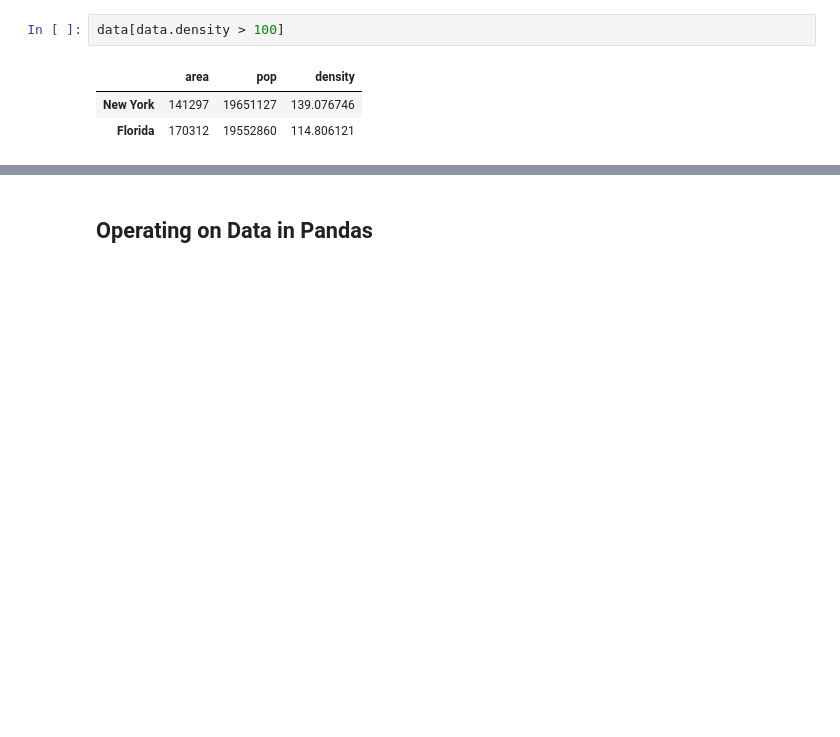
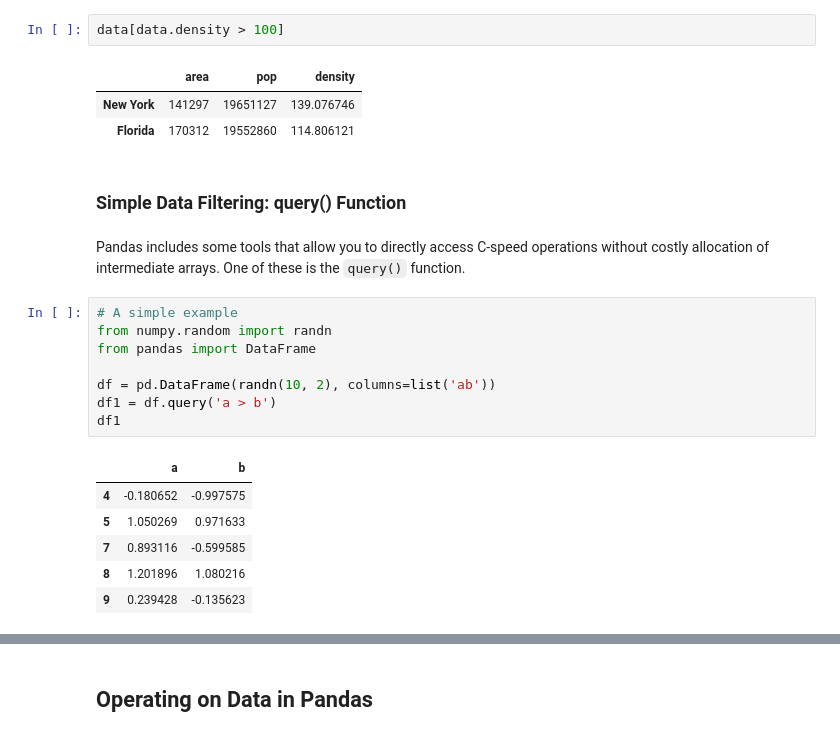
Before and after one commit to chen115y/MLOpsLearning, a Jupyter notebook: DataWrangling/Pandas.ipynb, the cells around one changed output, grey strips where cells are left out. Cells and saved outputs as stored; diff of their text form; blank space fills up the shorter version.

```diff
--- a/DataWrangling/Pandas.ipynb
+++ b/DataWrangling/Pandas.ipynb
@@ -594,3 +555,23 @@ data[data.density > 100]
 |  | area | pop | density |
 | New York | 141297 | 19651127 | 139.076746 |
 | Florida | 170312 | 19552860 | 114.806121 |
+# %% [markdown]
+### Simple Data Filtering: query() Function
+# %% [markdown]
+Pandas includes some tools that allow you to directly access C-speed operations without costly allocation of intermediate arrays.
+One of these is the ``query()`` function.
+# %%
+# A simple example
+from numpy.random import randn
+from pandas import DataFrame
+
+df = pd.DataFrame(randn(10, 2), columns=list('ab'))
+df1 = df.query('a > b')
+df1
+# %% [output]
+|  | a | b |
+| 4 | -0.180652 | -0.997575 |
+| 5 | 1.050269 | 0.971633 |
+| 7 | 0.893116 | -0.599585 |
+| 8 | 1.201896 | 1.080216 |
+| 9 | 0.239428 | -0.135623 |
```
Also changed, not shown: parts of 134 cells of this notebook, 3 other files.
